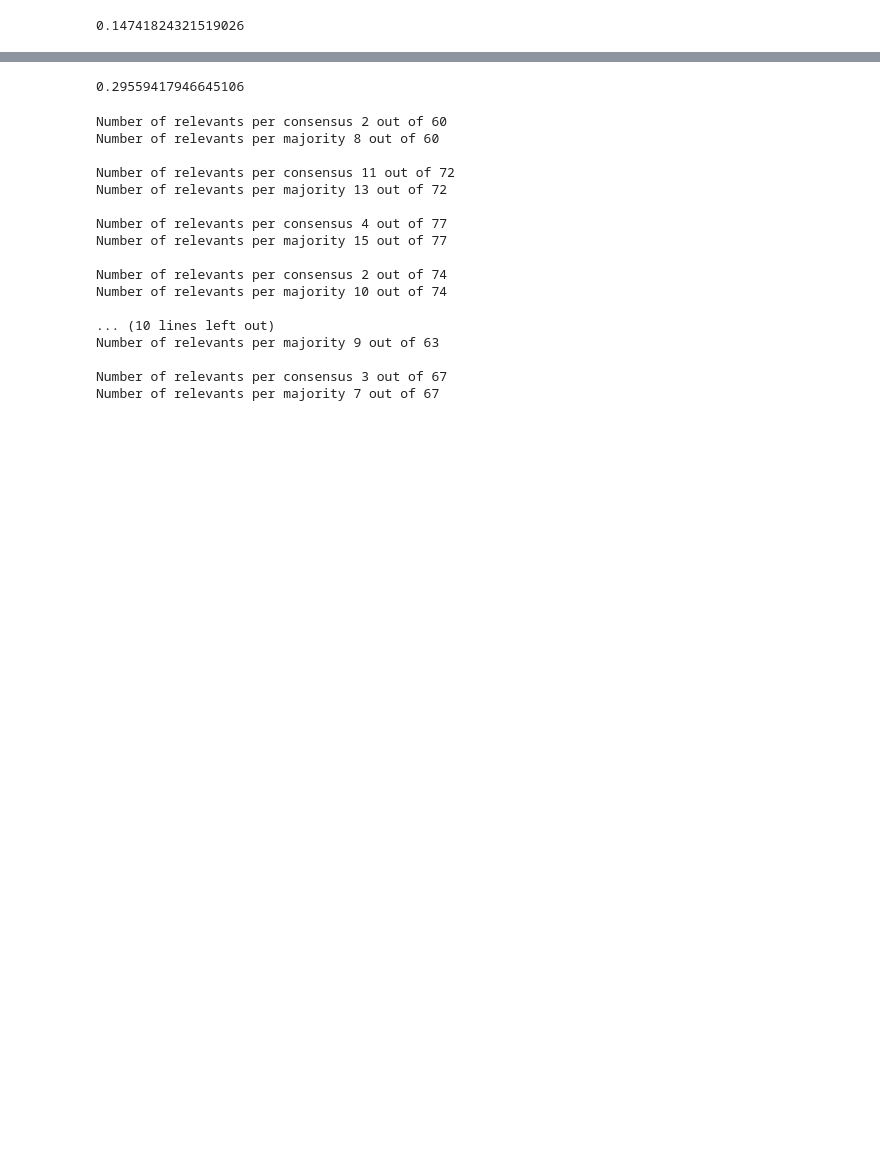
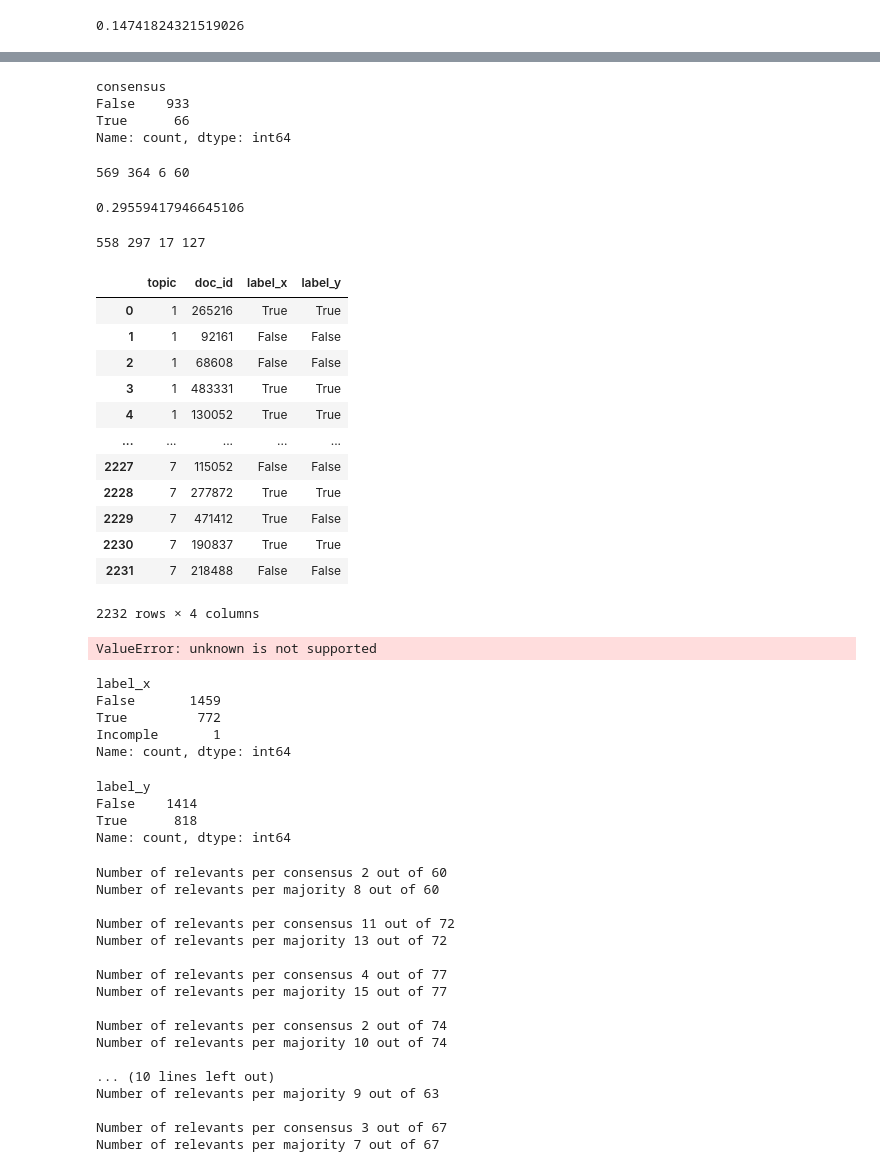
Before and after one commit to citiususc/ludosym, a Jupyter notebook: qrels-stats.ipynb, the cells around one changed output, grey strips where cells are left out. Drawn from its saved outputs; the diff is of its cells as text; code cells hidden in the pictures; blank space fills up the shorter version.

Commit message:
Confusion matrix

```diff
--- a/qrels-stats.ipynb
+++ b/qrels-stats.ipynb
@@ -145 +154,14 @@ cohen_kappa_score(final['label'].values, final['consensus'].values)
+# %%
+final['consensus'].value_counts()
+# %% [output]
+consensus
+False    933
+True      66
+Name: count, dtype: int64
+# %%
+from sklearn.metrics import confusion_matrix
+tn, fp, fn, tp = confusion_matrix(final['consensus'].values, final['label'].values).ravel()
+print(tn, fp, fn, tp)
+# %% [output]
+569 364 6 60
 # %%
@@ -146,6 +170,57 @@ cohen_kappa_score(final['label'].values, final['consensus'].values)
 cohen_kappa_score(final['label'].values, final['majority'].values)
 # %% [output]
 0.29559417946645106
+# %%
+from sklearn.metrics import confusion_matrix
+tn, fp, fn, tp = confusion_matrix(final['majority'].values, final['label'].values).ravel()
+print(tn, fp, fn, tp)
+# %% [output]
+558 297 17 127
+# %%
+#### SEGUNDO ETIQUETADO CON GPT-4
+
+import numpy as np
+
+gpt42 = pd.read_csv('./outputs/gpt-4-2.csv', names=["topic","doc_id", "label"])
+gpt42['label'] = np.where(gpt42['label']=="Relevante", True, gpt42['label'])
+gpt42['label'] = np.where(gpt42['label']=="No relevante", False, gpt42['label'])
+# %%
+gg = gpt42.merge(gpt4, how='left', on=["doc_id", "topic"])
+gg
+# %% [output]
+|  | topic | doc_id | label_x | label_y |
+| 0 | 1 | 265216 | True | True |
+| 1 | 1 | 92161 | False | False |
+| 2 | 1 | 68608 | False | False |
+| 3 | 1 | 483331 | True | True |
+| 4 | 1 | 130052 | True | True |
+| ... | ... | ... | ... | ... |
+| 2227 | 7 | 115052 | False | False |
+| 2228 | 7 | 277872 | True | True |
+| 2229 | 7 | 471412 | True | False |
+| 2230 | 7 | 190837 | True | True |
+| 2231 | 7 | 218488 | False | False |
+2232 rows × 4 columns
+# %%
+cohen_kappa_score(gg['label_x'].values, gg['label_y'].values)
+print("Acuerdo entre las dos versiones de GPT-4")
+# %% [output]
+ValueError: unknown is not supported
+# %%
+gg['label_x'].value_counts() #### nuevos, bajan levenemte el número de rels, otro prompt?
+# %% [output]
+label_x
+False       1459
+True         772
+Incomple       1
+Name: count, dtype: int64
+# %%
+gg['label_y'].value_counts() #### viejos
+# %% [output]
+label_y
+False    1414
+True      818
+Name: count, dtype: int64
 # %%
 dd = './gambling_asesores_primero/'
 assessments = []
```
Also changed, not shown: parts of 7 cells of this notebook, 1 other file.
